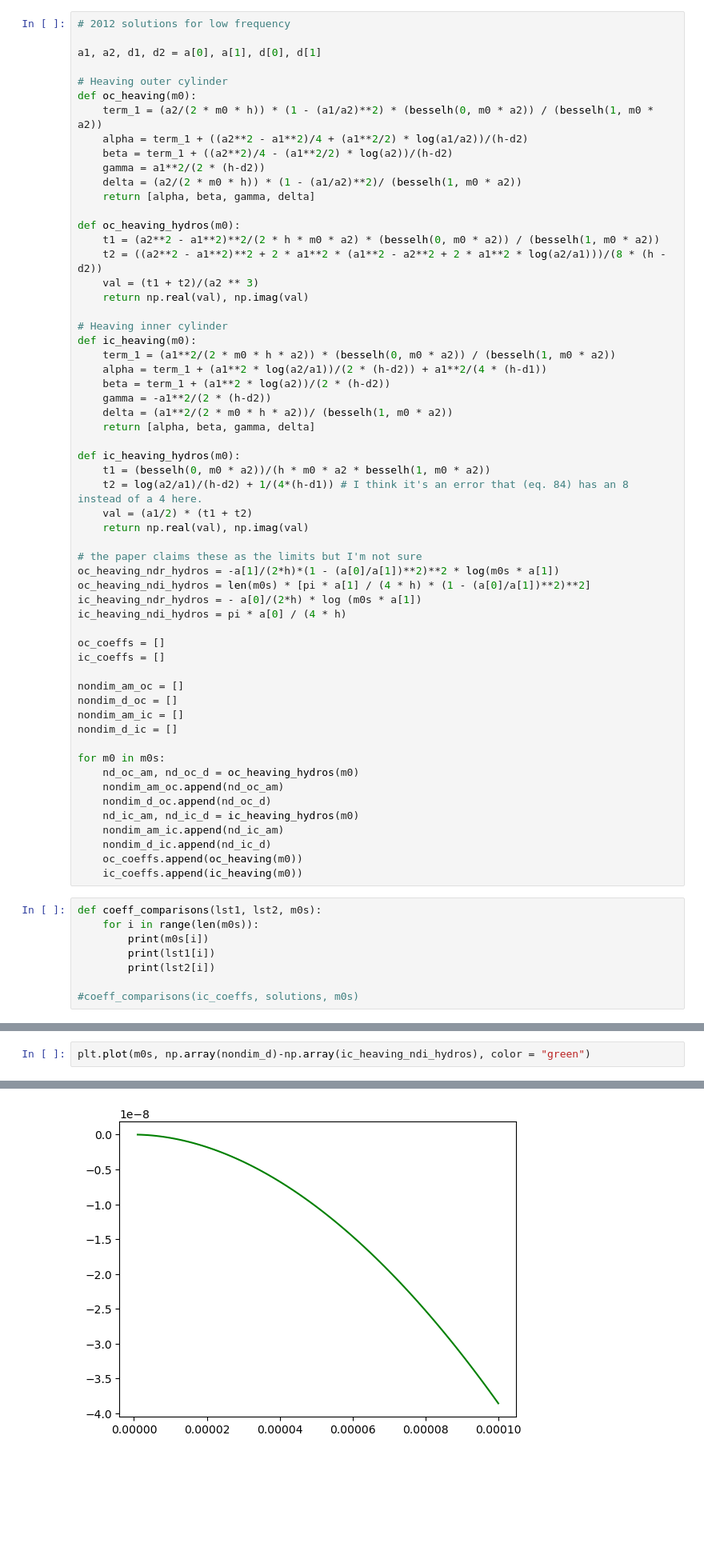
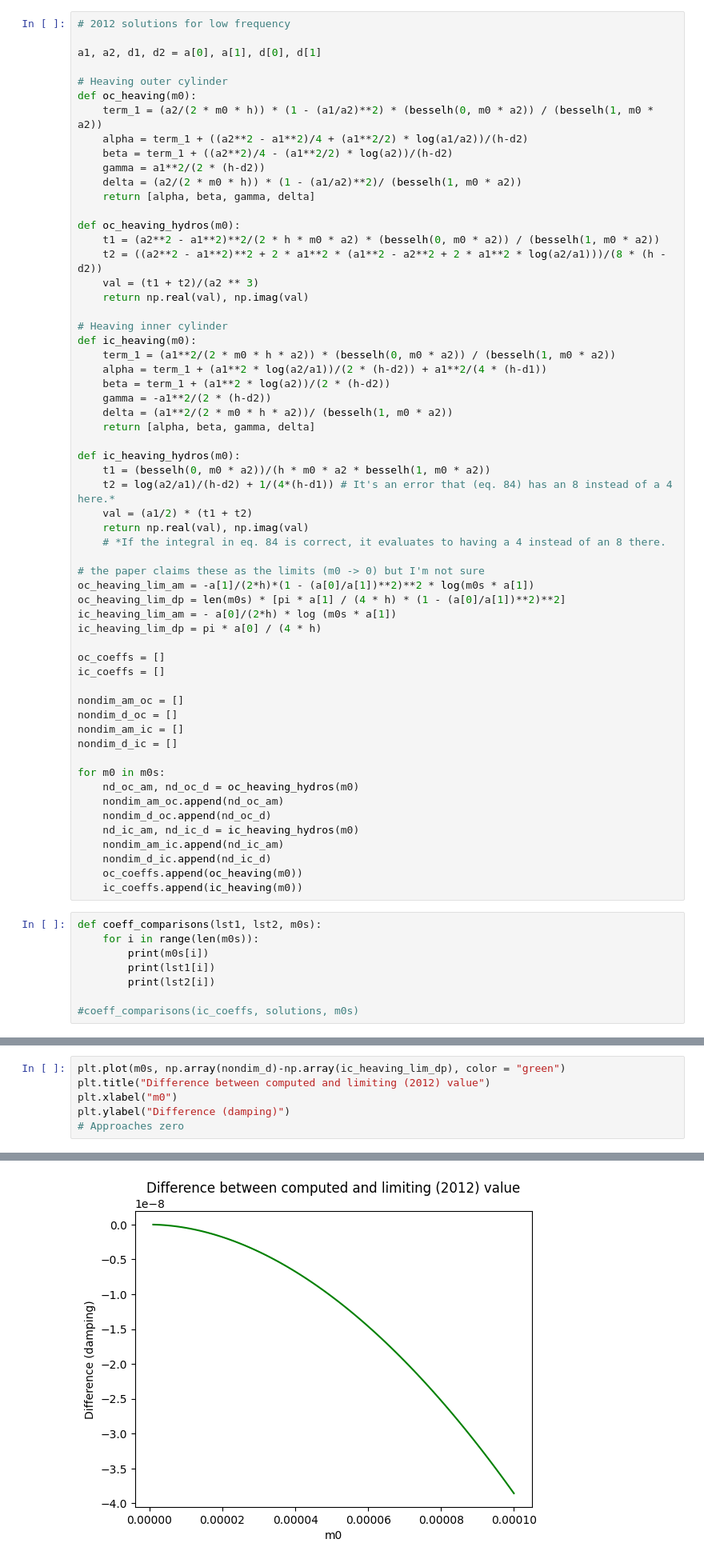
Before and after one commit to symbiotic-engineering/OpenFLASH, a Jupyter notebook: hydro/python/low_m0_MEEM.ipynb, the cells around one changed output, grey strips where cells are left out. Shown at 80% size. Cells and saved outputs as stored; diff of their text form; blank space fills up the shorter version.

```diff
--- a/hydro/python/low_m0_MEEM.ipynb
+++ b/hydro/python/low_m0_MEEM.ipynb
@@ -210,15 +210,16 @@ def ic_heaving(m0):
 
 def ic_heaving_hydros(m0):
     t1 = (besselh(0, m0 * a2))/(h * m0 * a2 * besselh(1, m0 * a2))
-    t2 = log(a2/a1)/(h-d2) + 1/(4*(h-d1)) # I think it's an error that (eq. 84) has an 8 instead of a 4 here.
+    t2 = log(a2/a1)/(h-d2) + 1/(4*(h-d1)) # It's an error that (eq. 84) has an 8 instead of a 4 here.*
     val = (a1/2) * (t1 + t2)
     return np.real(val), np.imag(val)
+    # *If the integral in eq. 84 is correct, it evaluates to having a 4 instead of an 8 there.
 
-# the paper claims these as the limits but I'm not sure
-oc_heaving_ndr_hydros = -a[1]/(2*h)*(1 - (a[0]/a[1])**2)**2 * log(m0s * a[1])
-oc_heaving_ndi_hydros = len(m0s) * [pi * a[1] / (4 * h) * (1 - (a[0]/a[1])**2)**2]
-ic_heaving_ndr_hydros = - a[0]/(2*h) * log (m0s * a[1])
-ic_heaving_ndi_hydros = pi * a[0] / (4 * h)
+# the paper claims these as the limits (m0 -> 0) but I'm not sure
+oc_heaving_lim_am = -a[1]/(2*h)*(1 - (a[0]/a[1])**2)**2 * log(m0s * a[1])
+oc_heaving_lim_dp = len(m0s) * [pi * a[1] / (4 * h) * (1 - (a[0]/a[1])**2)**2]
+ic_heaving_lim_am = - a[0]/(2*h) * log (m0s * a[1])
+ic_heaving_lim_dp = pi * a[0] / (4 * h)
 
 oc_coeffs = []
 ic_coeffs = []
@@ -264,3 +273,7 @@ plt.plot(m0s, np.array(nondim_d)-np.array(nondim_d_ic), color = "blue")
 # %%
-plt.plot(m0s, np.array(nondim_d)-np.array(ic_heaving_ndi_hydros), color = "green")
+plt.plot(m0s, np.array(nondim_d)-np.array(ic_heaving_lim_dp), color = "green")
+plt.title("Difference between computed and limiting (2012) value")
+plt.xlabel("m0")
+plt.ylabel("Difference (damping)")
+# Approaches zero
 # %% [output]
@@ -268,2 +281,2 @@ plt.plot(m0s, np.array(nondim_d)-np.array(ic_heaving_ndi_hydros), color = "green
-[figure, old version]
+[figure, new version]
 # %%
```
Also changed, not shown: parts of 6 cells of this notebook, 5 other files.
